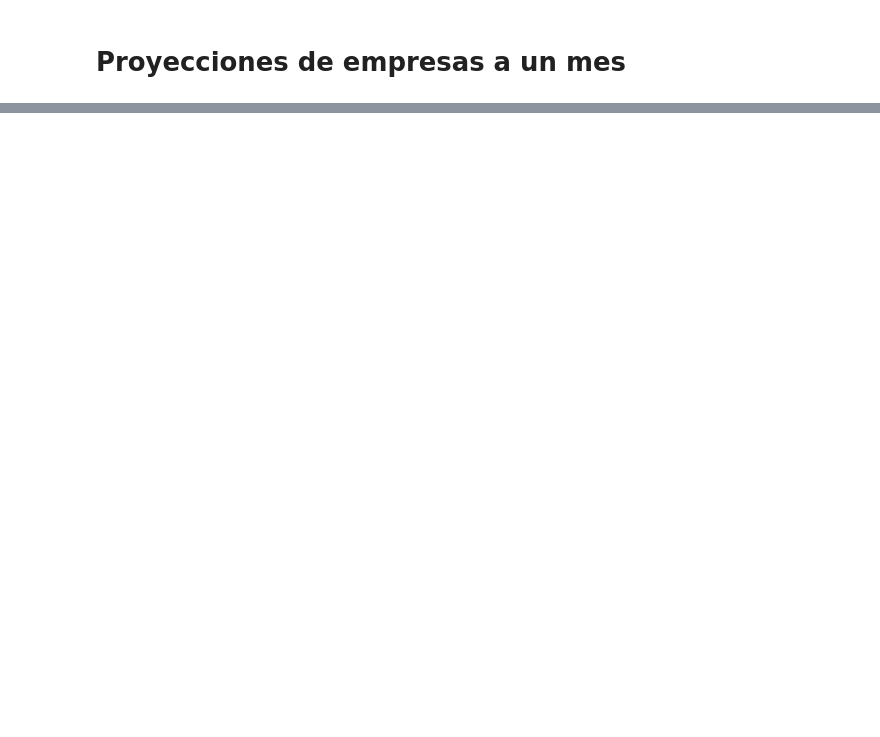
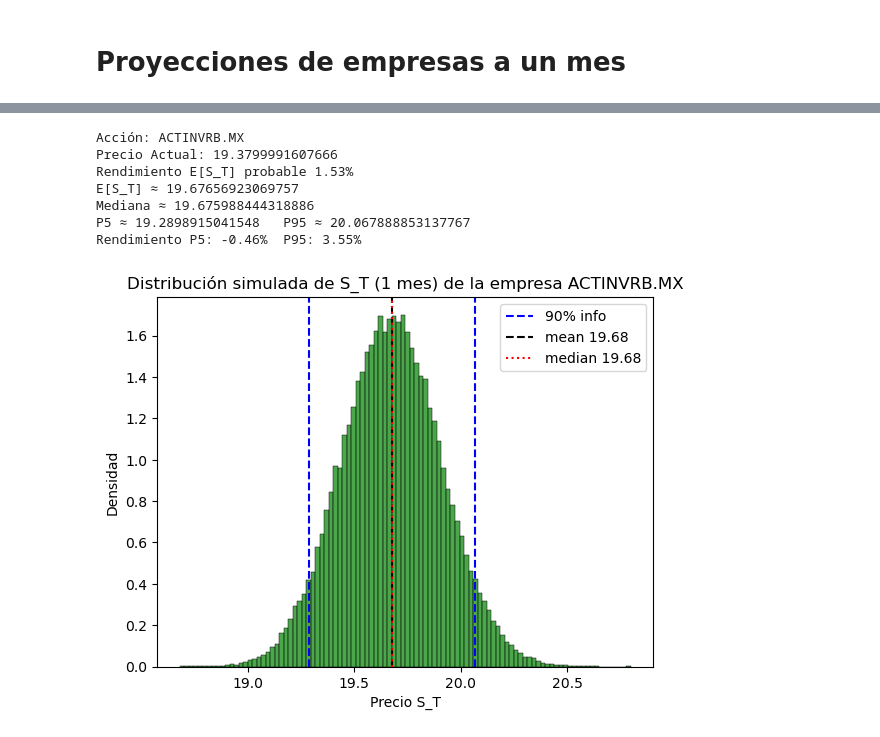
Before and after one commit to leon-mtz07/Proyecciones-de-empresas, a Jupyter notebook: Proyecciones.ipynb, the cells around one changed output, grey strips where cells are left out. Drawn from its saved outputs; the diff is of its cells as text; code cells hidden in the pictures; blank space fills up the shorter version.

```diff
--- a/Proyecciones.ipynb
+++ b/Proyecciones.ipynb
@@ -206,0 +90,11 @@ Rendimiento P5: -1.35%  P95: 10.87%
+# %%
+monte_carlo("ACTINVRB.MX")
+# %% [output]
+Acción: ACTINVRB.MX
+Precio Actual: 19.3799991607666
+Rendimiento E[S_T] probable 1.53%
+E[S_T] ≈ 19.67656923069757
+Mediana ≈ 19.675988444318886
+P5 ≈ 19.2898915041548   P95 ≈ 20.067888853137767
+Rendimiento P5: -0.46%  P95: 3.55%
+[figure, added]
```
Also changed, not shown: parts of 27 cells of this notebook, 2 other files.
